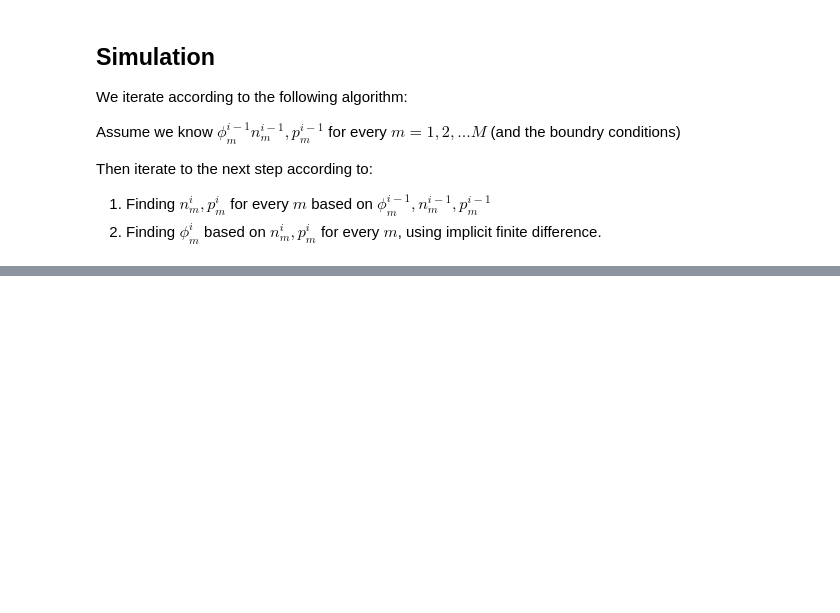
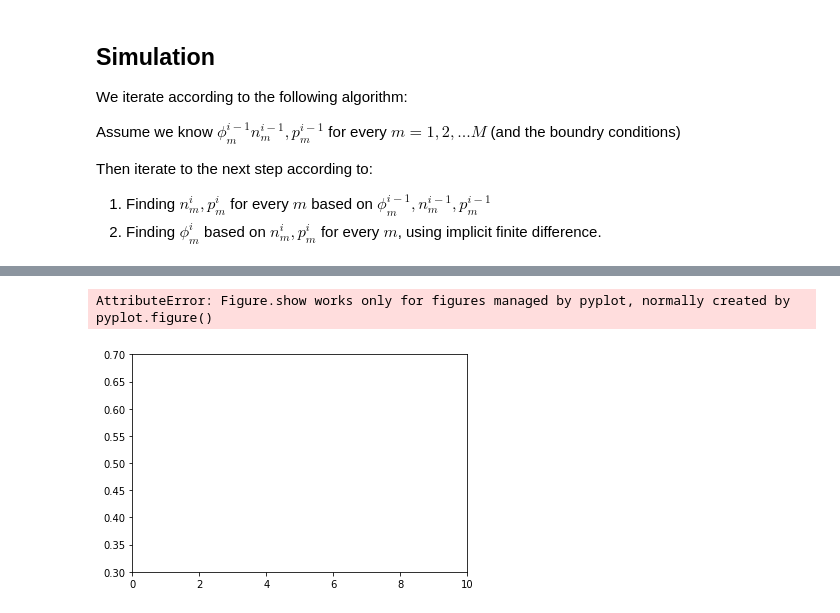
Before and after one commit to nadav7679/phase_field_Ni_batteries, a Jupyter notebook: pnp_finite_difference.ipynb, the cells around one changed output, grey strips where cells are left out. Drawn from its saved outputs; the diff is of its cells as text; code cells hidden in the pictures; blank space fills up the shorter version.

```diff
--- a/pnp_finite_difference.ipynb
+++ b/pnp_finite_difference.ipynb
@@ -287,0 +293,37 @@ KeyboardInterrupt:
+# %%
+fig = plt.figure()
+
+axis = plt.axes(xlim = (0, L), ylim = (0.3, 0.7))
+# axis.legend()
+
+n_plot, = axis.plot([], [], lw=2, label="$C_n$")
+p_plot, = axis.plot([], [], lw=2, label="$C_p$")
+
+def init():
+
+    n_plot.set_data(x, n[0,:])
+    p_plot.set_data(x, p[0,:])
+
+
+    return n_plot,
+
+def animate(i):
+    phi_i, n_i, p_i = iterate(phi[i-1, :], n[i-1, :], p[i-1, :], dx, dt, neumann=True)
+
+    n[i, :] = n_i
+    p[i, :] = p_i
+    phi[i, :] = phi_i
+
+    if i == N-1:
+        phi[i, :] = get_phi(phi[i, 0], phi[i, M-1], p[i, :], n[i, :], dx)
+
+    n_plot.set_data(x, n[i-1,:])
+    p_plot.set_data(x, p[i-1,:])
+
+    return n_plot,
+
+anim = FuncAnimation(fig, animate, init_func=init, frames=100, interval=10, blit=True)
+anim.save("pnp.mp4", fps=30)
+# %% [output]
+AttributeError: Figure.show works only for figures managed by pyplot, normally created by pyplot.figure()
+[figure, added]
```
Also changed, not shown: parts of 3 cells of this notebook, 1 other file.
